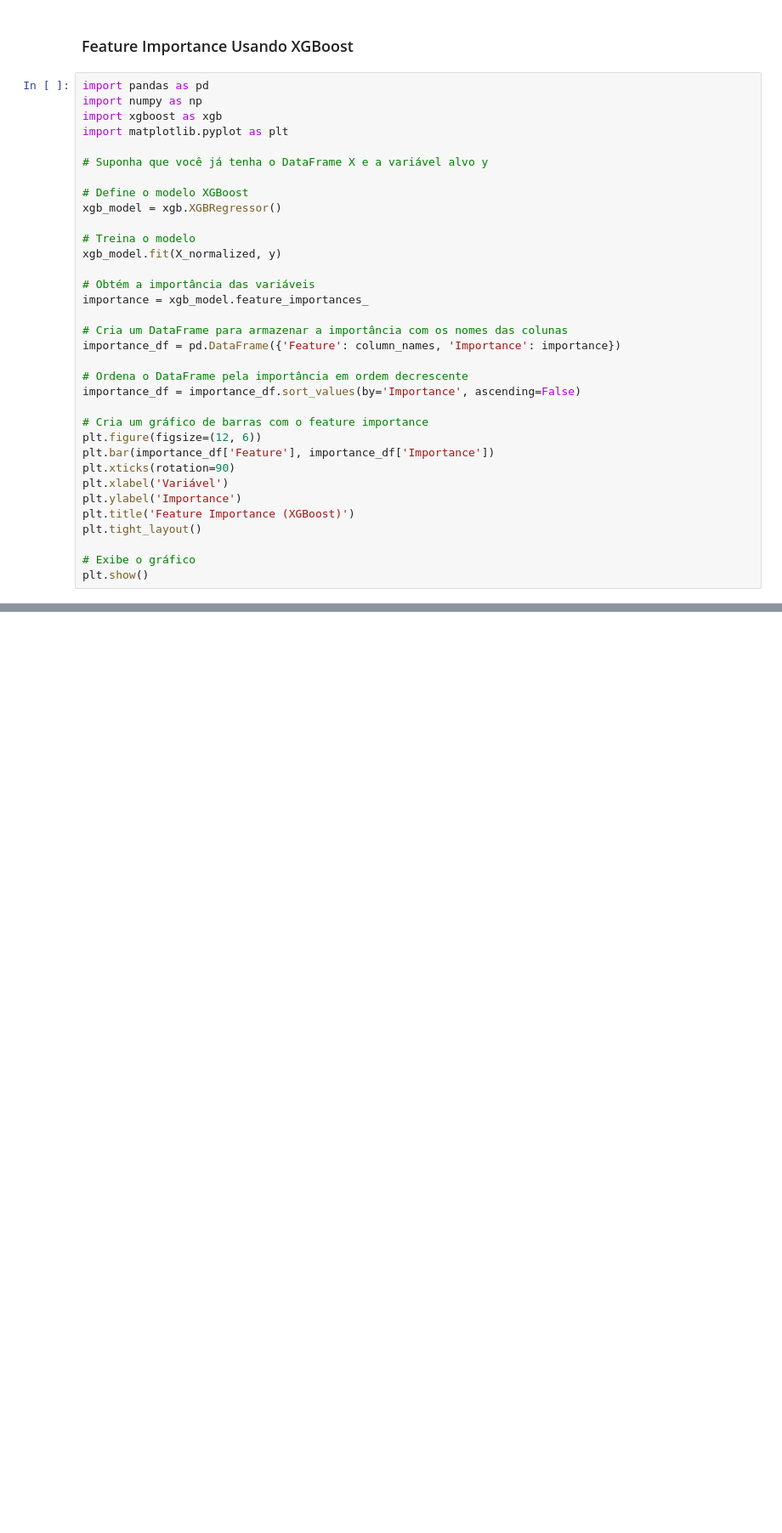
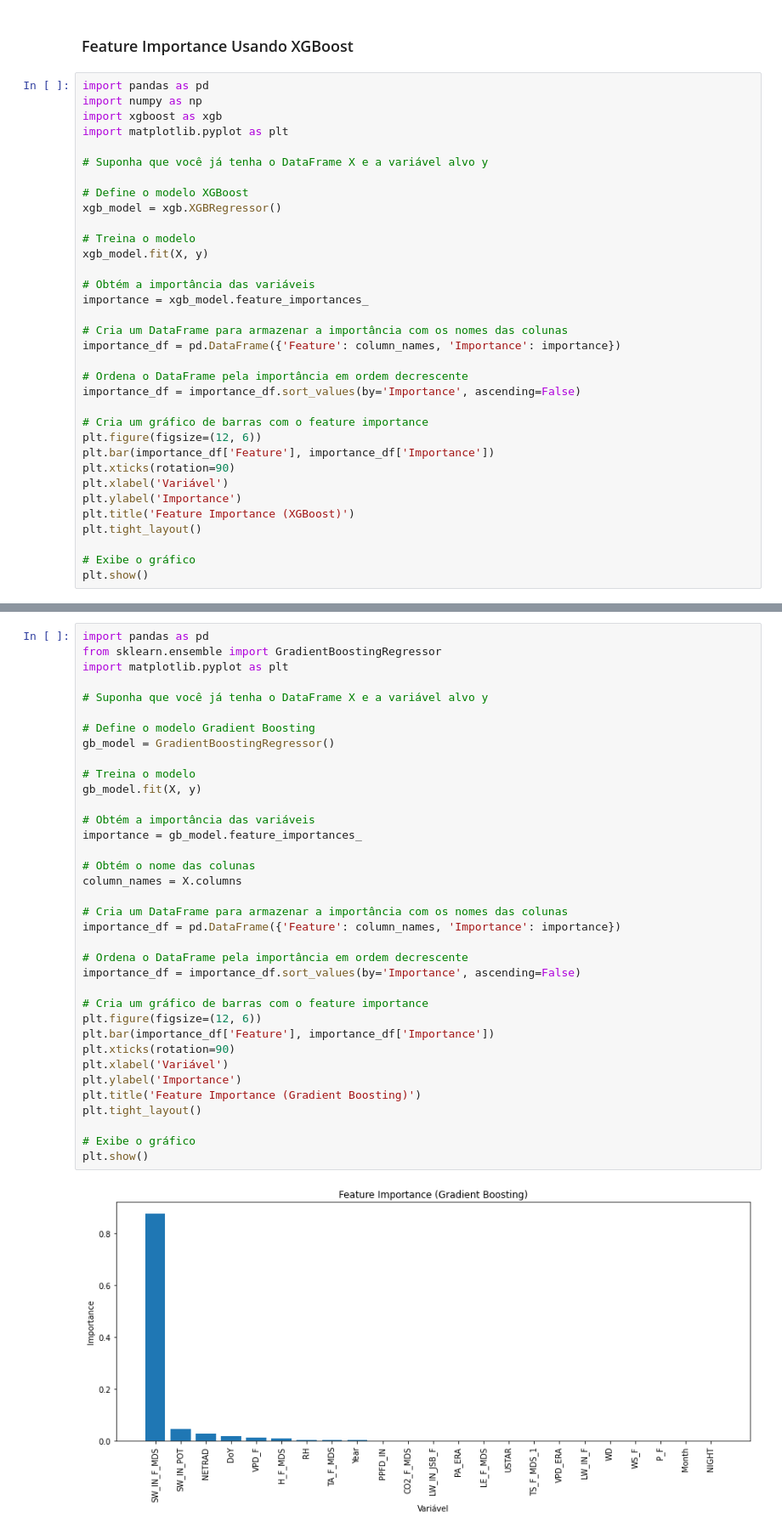
Before and after one commit to albert-santos/remote-sensing, a Jupyter notebook: remote_sensing.ipynb, the cells around one changed output, grey strips where cells are left out. Shown: that part at 85% size. Cells and saved outputs as stored; diff of their text form; blank space fills up the shorter version.

Commit message:
feature importance usando GBM

```diff
--- a/remote_sensing.ipynb
+++ b/remote_sensing.ipynb
@@ -373,7 +374,7 @@ import matplotlib.pyplot as plt
 xgb_model = xgb.XGBRegressor()
 
 # Treina o modelo
-xgb_model.fit(X_normalized, y)
+xgb_model.fit(X, y)
 
 # Obtém a importância das variáveis
 importance = xgb_model.feature_importances_
@@ -399,0 +403,38 @@ plt.show()
+# %%
+import pandas as pd
+from sklearn.ensemble import GradientBoostingRegressor
+import matplotlib.pyplot as plt
+
+# Suponha que você já tenha o DataFrame X e a variável alvo y
+
+# Define o modelo Gradient Boosting
+gb_model = GradientBoostingRegressor()
+
+# Treina o modelo
+gb_model.fit(X, y)
+
+# Obtém a importância das variáveis
+importance = gb_model.feature_importances_
+
+# Obtém o nome das colunas
+column_names = X.columns
+
+# Cria um DataFrame para armazenar a importância com os nomes das colunas
+importance_df = pd.DataFrame({'Feature': column_names, 'Importance': importance})
+
+# Ordena o DataFrame pela importância em ordem decrescente
+importance_df = importance_df.sort_values(by='Importance', ascending=False)
+
+# Cria um gráfico de barras com o feature importance
+plt.figure(figsize=(12, 6))
+plt.bar(importance_df['Feature'], importance_df['Importance'])
+plt.xticks(rotation=90)
+plt.xlabel('Variável')
+plt.ylabel('Importance')
+plt.title('Feature Importance (Gradient Boosting)')
+plt.tight_layout()
+
+# Exibe o gráfico
+plt.show()
+# %% [output]
+[figure, added]
```
Also changed, not shown: parts of 5 cells of this notebook, 2 other files.
